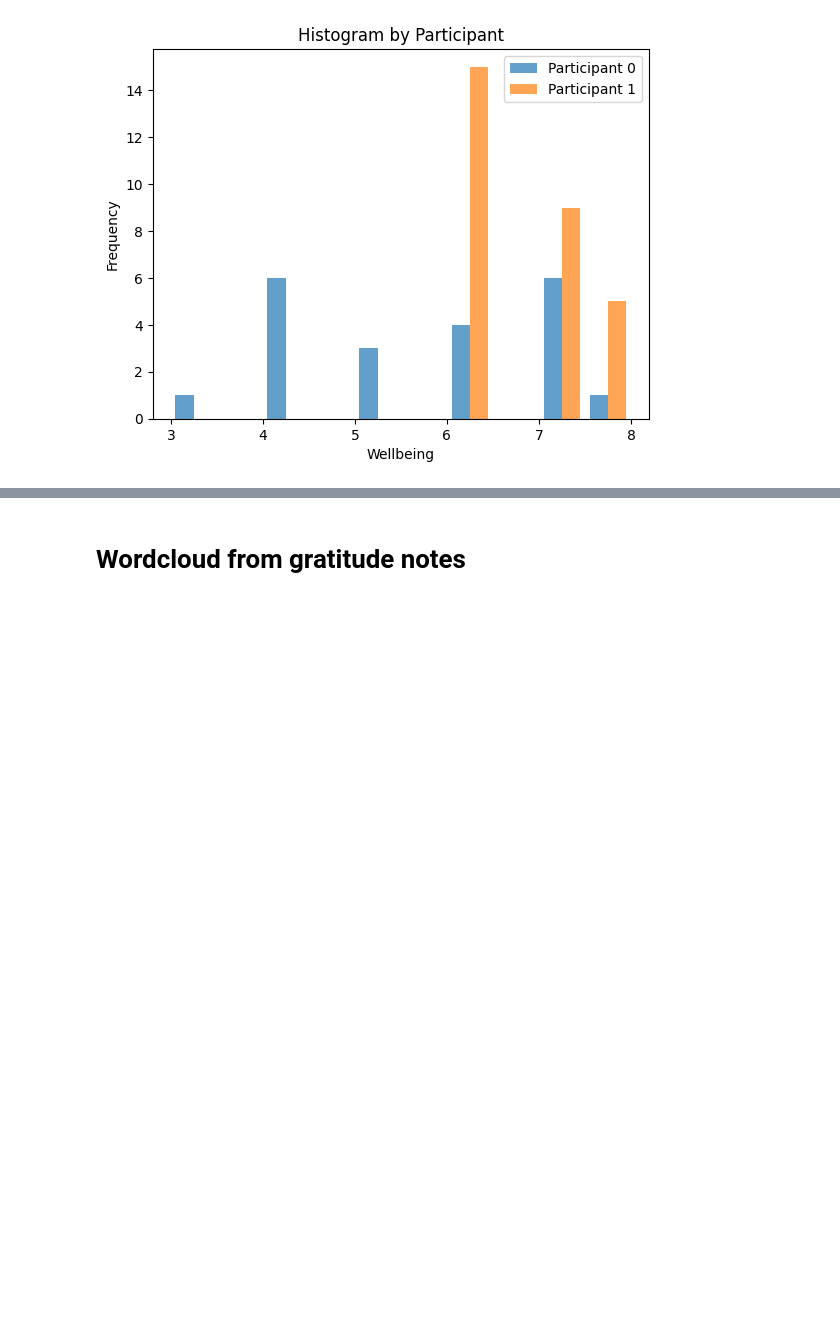
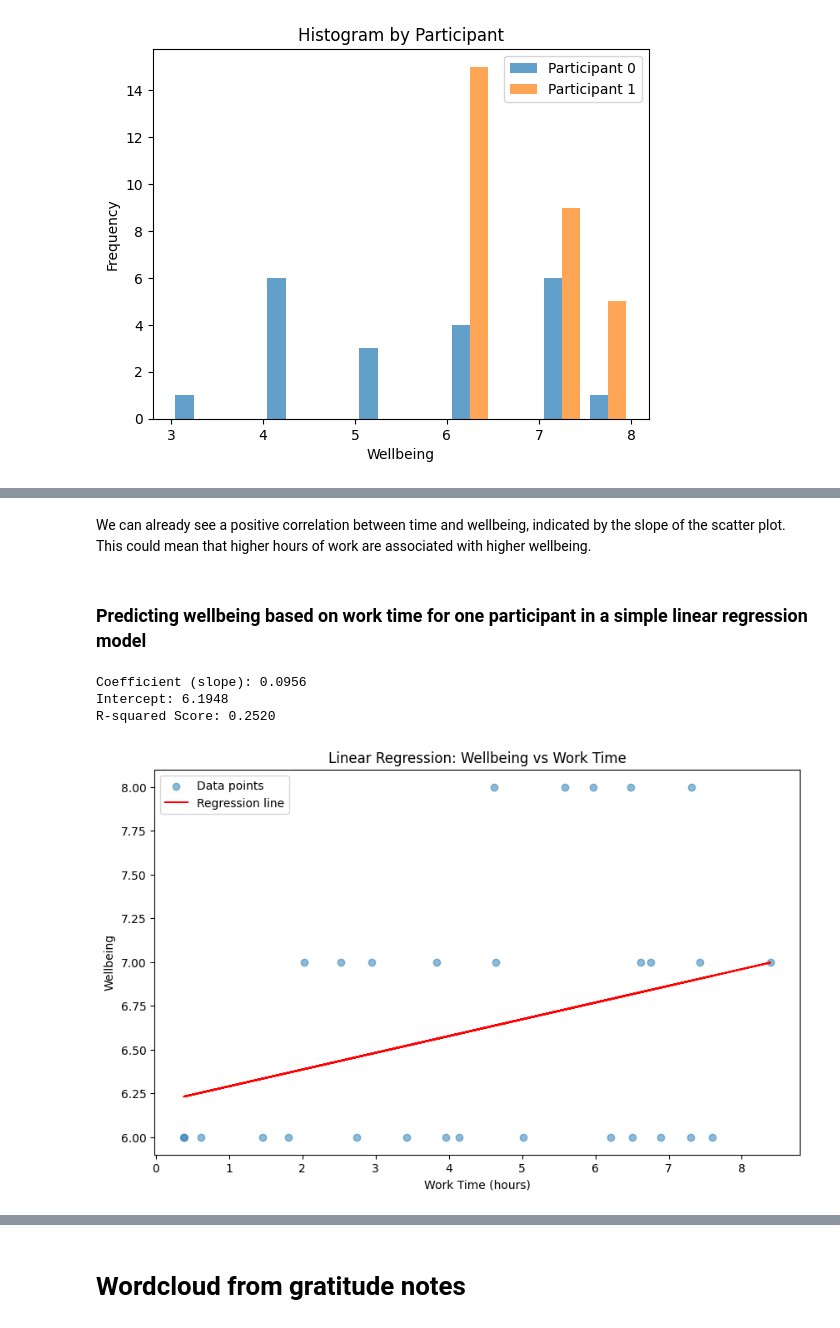
Before and after one commit to saurluca/scipy, a Jupyter notebook: start.ipynb, the cells around one changed output, grey strips where cells are left out. Cells and saved outputs as stored; diff of their text form; code cells hidden in the pictures; blank space fills up the shorter version.

```diff
--- a/start.ipynb
+++ b/start.ipynb
@@ -130,0 +156,45 @@ plt.scatter(df_1['time'], df_1['wellbeing'])
+# %% [markdown]
+We can already see a positive correlation between time and wellbeing, indicated by the slope of the scatter plot.
+This could mean that higher hours of work are associated with higher wellbeing.
+# %% [markdown]
+### Predicting wellbeing based on work time for one participant in a simple linear regression model
+# %%
+# Prepare the data (using only 'time' as feature)
+X_time = df_1[['time']].values
+y = df_1['wellbeing'].values
+
+# Split the data
+X_train, X_test, y_train, y_test = sklearn.model_selection.train_test_split(
+    X_time, y, test_size=0.2, random_state=42
+)
+
+# Create and train the model
+model = LinearRegression()
+model.fit(X_train, y_train)
+
+# Make predictions and evaluate
+y_pred = model.predict(X_test)
+# calculate r2 score
+r2 = r2_score(y_test, y_pred)
+
+print(f"Coefficient (slope): {model.coef_[0]:.4f}")
+print(f"Intercept: {model.intercept_:.4f}")
+print(f"R-squared Score: {r2:.4f}")
+
+# Visualize the regression line
+plt.figure(figsize=(10, 6))
+# scatter plot of the data
+plt.scatter(df_1['time'], df_1['wellbeing'], alpha=0.5, label='Data points')
+# plot the regression line
+plt.plot(X_time, model.predict(X_time), color='red', label='Regression line')
+# add labels and title
+plt.xlabel('Work Time (hours)')
+plt.ylabel('Wellbeing')
+plt.title('Linear Regression: Wellbeing vs Work Time')
+plt.legend()
+plt.show()
+# %% [output]
+Coefficient (slope): 0.0956
+Intercept: 6.1948
+R-squared Score: 0.2520
+[figure, added]
```
Also changed, not shown: parts of 36 cells of this notebook, 2 other files.
